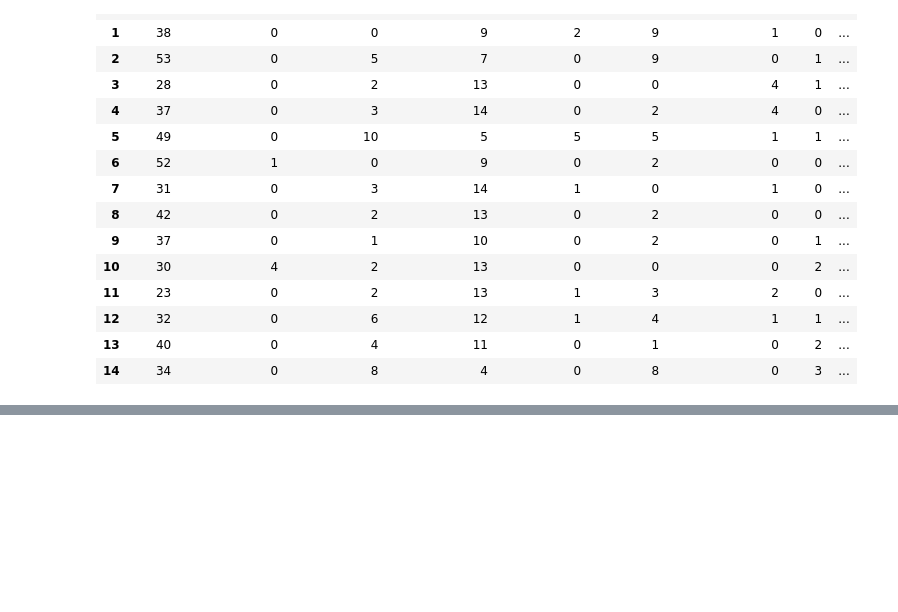
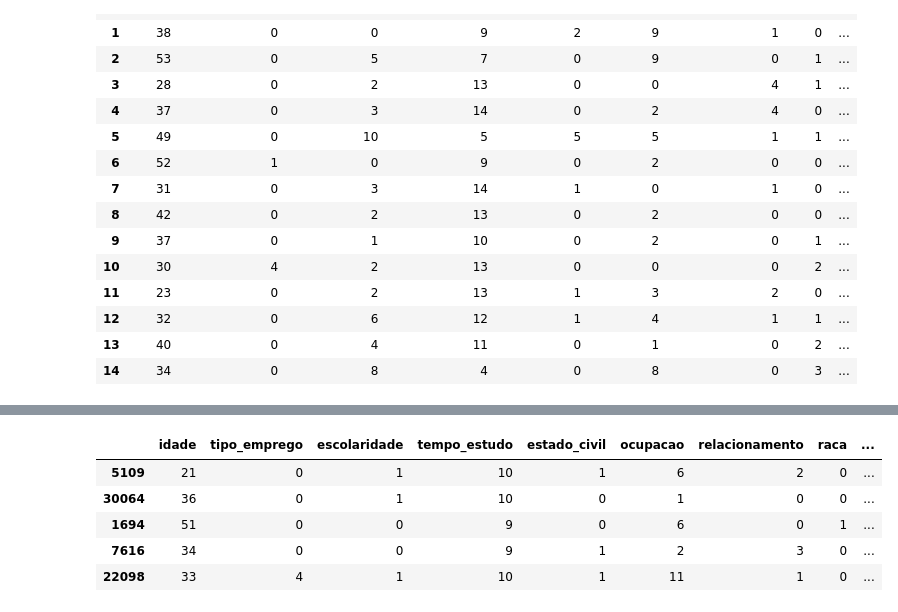
Before and after one commit to EduPiza/Trabalho_IA_MachineLearning, a Jupyter notebook: Trabalho_DataSet_ADULT.ipynb, the cells around one changed output, grey strips where cells are left out. Drawn from its saved outputs; the diff is of its cells as text; code cells hidden in the pictures; blank space fills up the shorter version.

```diff
--- a/Trabalho_DataSet_ADULT.ipynb
+++ b/Trabalho_DataSet_ADULT.ipynb
@@ -461,0 +526,10 @@ baseDadosCSV2.head(15)
+# %%
+# Visualizando os registros "separados"
+X_test.head()
+# %% [output]
+|  | idade | tipo_emprego | escolaridade | tempo_estudo | estado_civil | ocupacao | relacionamento | raca | ... |
+| 5109 | 21 | 0 | 1 | 10 | 1 | 6 | 2 | 0 | ... |
+| 30064 | 36 | 0 | 1 | 10 | 0 | 1 | 0 | 0 | ... |
+| 1694 | 51 | 0 | 0 | 9 | 0 | 6 | 0 | 1 | ... |
+| 7616 | 34 | 0 | 0 | 9 | 1 | 2 | 3 | 0 | ... |
+| 22098 | 33 | 4 | 1 | 10 | 1 | 11 | 1 | 0 | ... |
```
Also changed, not shown: parts of 20 cells of this notebook.
